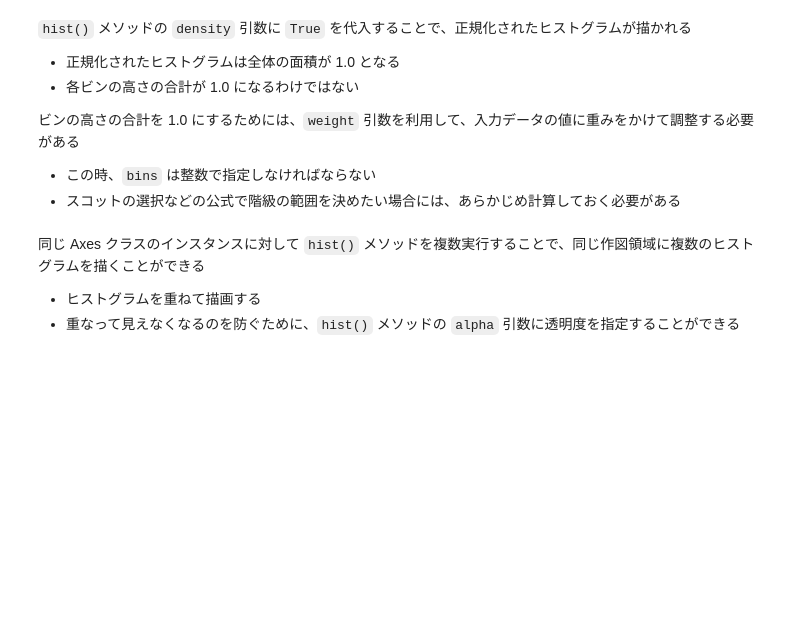
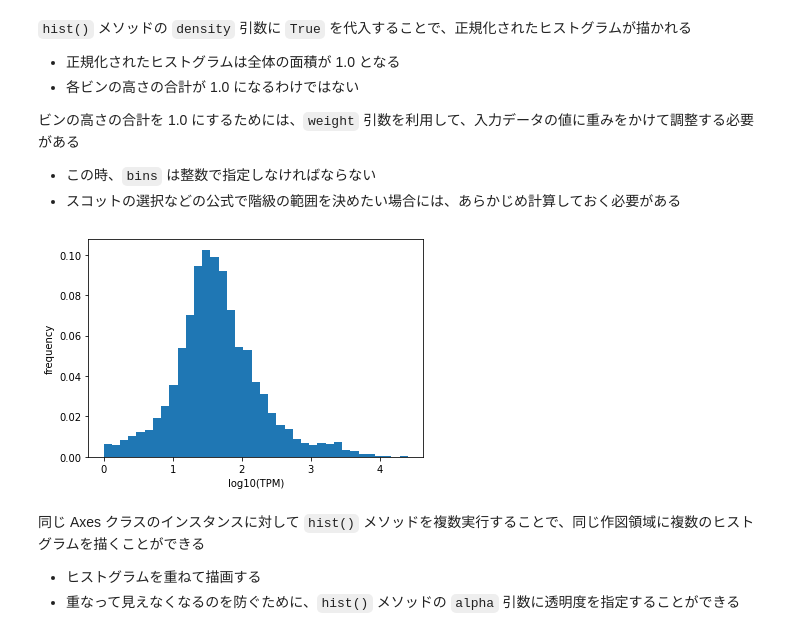
Before and after one commit to YuichiroSS/Python-seminar, a Jupyter notebook: Chapter8.ipynb, the cells around one changed output. Saved outputs shown, nothing was run; the diff lists cells and outputs as text; code cells hidden in the pictures; blank space fills up the shorter version.

```diff
--- a/Chapter8.ipynb
+++ b/Chapter8.ipynb
@@ -172,21 +232,23 @@ fig.show()
 # %%
 # 8-7 : 正規化されたヒストグラムの描画
 x = log_tpm.iloc[:, 1]
 
 # スコットの選択に基づくビン数の計算
 h = (3.5 * np.std(x)) / (len(x) ** (1/3))
 n_bins = int(np.round((np.max(x) - np.min(x)) / h))
 
 # 生データにかける重みの計算
 # ones_like() は引数と同じ形状で全ての要素が 1 の配列を返す
 w = np.ones_like(x) / float(len(x))
 
 fig = plt.figure()
 ax = fig.add_subplot()
-ax.hist(x, bins=n_bins, weight=w)
+ax.hist(x, bins=n_bins, weights=w)
 ax.set_xlabel('log10(TPM)')
 ax.set_ylabel('frequency')
 fig.show()
+# %% [output]
+[figure, added]
 # %% [markdown]
 同じ Axes クラスのインスタンスに対して `hist()` メソッドを複数実行することで、同じ作図領域に複数のヒストグラムを描くことができる
 - ヒストグラムを重ねて描画する
```
Also changed, not shown: parts of 31 cells of this notebook, 1 other file.
